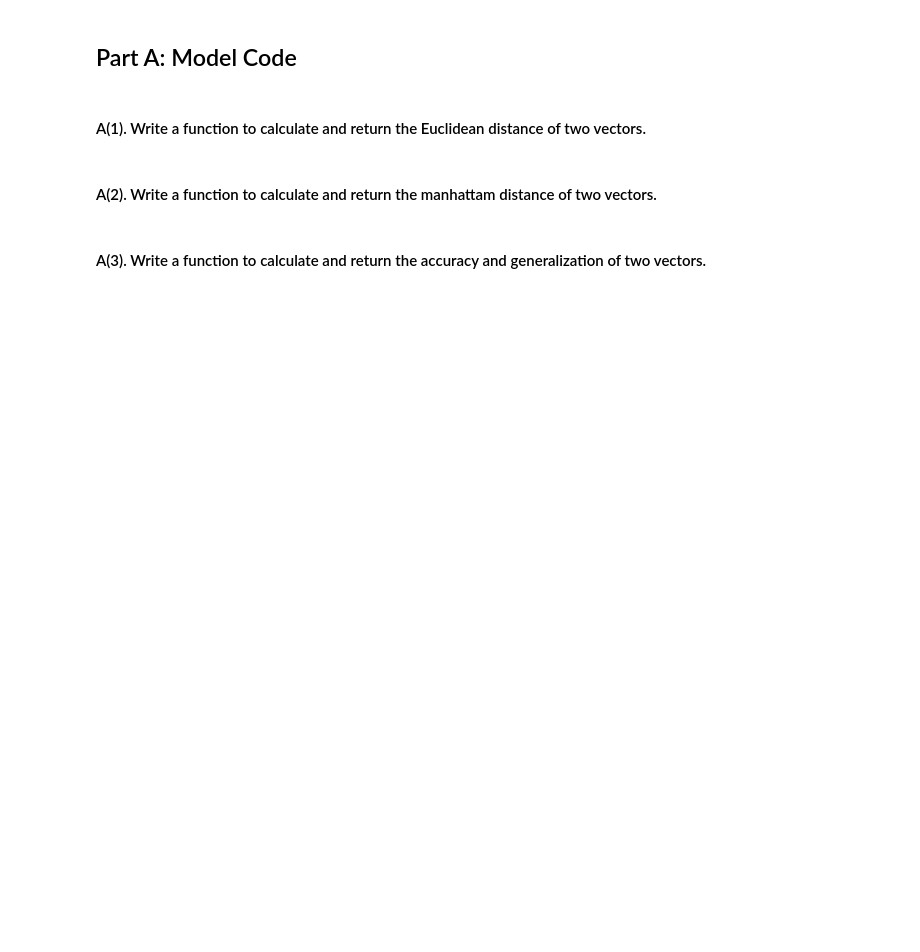
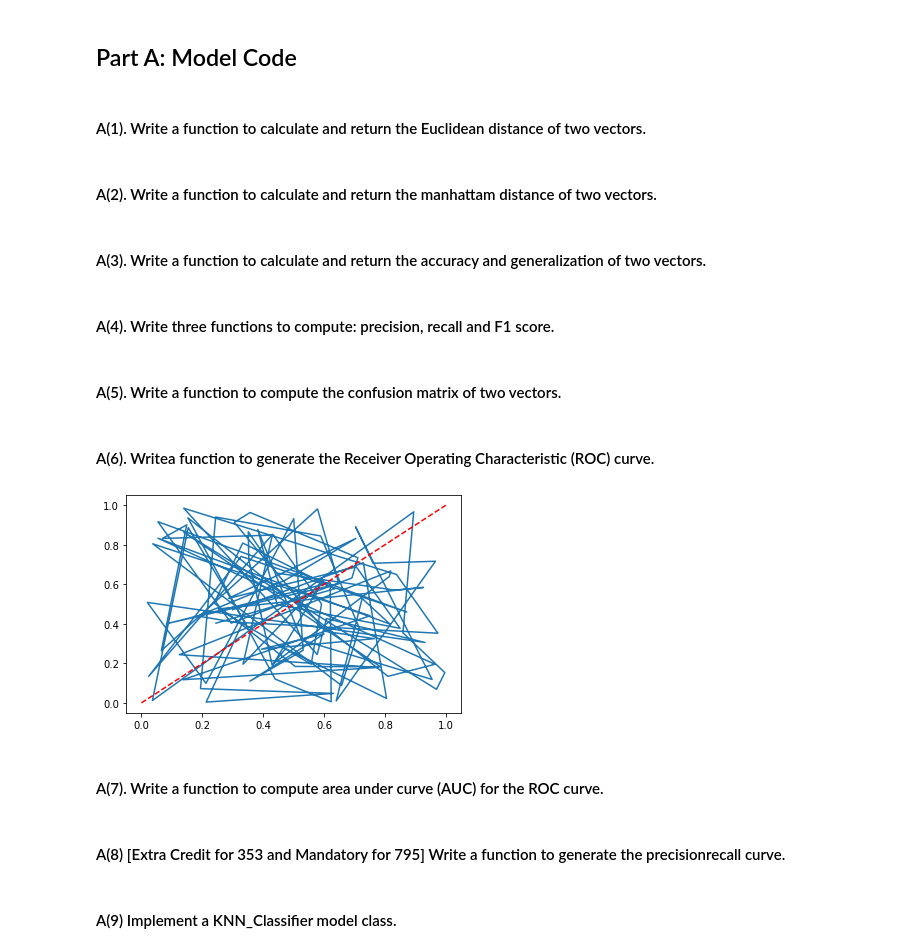
Before and after one commit to samulak/CSCI_353_ML, a Jupyter notebook: Assignment_1.ipynb, the cells around one changed output. Saved outputs shown, nothing was run; the diff lists cells and outputs as text; code cells hidden in the pictures; blank space fills up the shorter version.

```diff
--- a/Assignment_1.ipynb
+++ b/Assignment_1.ipynb
@@ -27,0 +44,2 @@ def manhattan_distance(xVec, yVec):
+# %% [markdown]
+#### A(4). Write three functions to compute: precision, recall and F1 score.
@@ -27,0 +67,2 @@ def manhattan_distance(xVec, yVec):
+# %% [markdown]
+#### A(5). Write a function to compute the confusion matrix of two vectors.
@@ -27,0 +93,19 @@ def manhattan_distance(xVec, yVec):
+# %% [markdown]
+#### A(6). Writea function to generate the Receiver Operating Characteristic (ROC) curve.
+# %%
+import numpy as np
+import matplotlib.pyplot as plt
+array1 = np.random.rand(100)
+array2 = np.random.rand(100)
+
+def roc(true_positive_rate, false_positive_rate):
+    plt.plot(true_positive_rate, false_positive_rate)
+    plt.plot([0, .1, .2, .3, .4, .5, .6, .7, .8, .9, 1], [0, .1, .2, .3, .4, .5, .6, .7, .8, .9, 1], color='red', linestyle='dashed')
+    plt.show()
+
+
+roc(array1, array2)
+# %% [output]
+[figure, added]
+# %% [markdown]
+#### A(7). Write a function to compute area under curve (AUC) for the ROC curve.
@@ -27,0 +115,4 @@ def manhattan_distance(xVec, yVec):
+# %% [markdown]
+#### A(8) [Extra Credit for 353 and Mandatory for 795] Write a function to generate the precisionrecall curve.
+# %% [markdown]
+#### A(9) Implement a KNN_Classifier model class.
```
Also changed, not shown: parts of 20 cells of this notebook.
